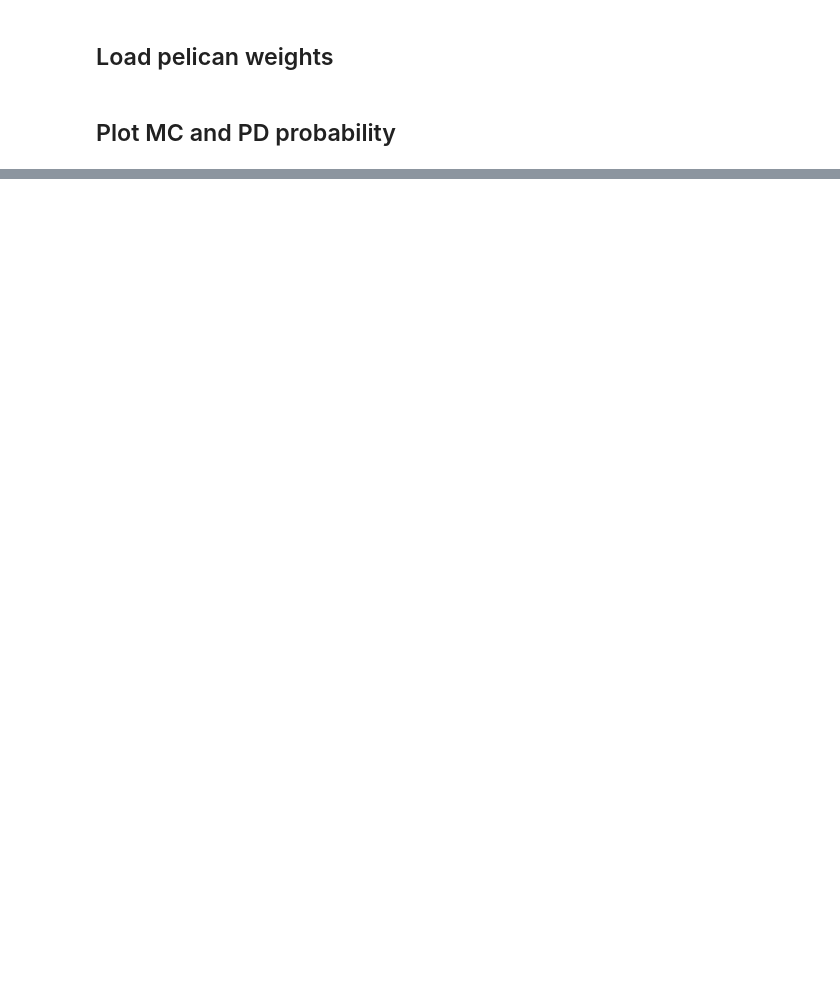
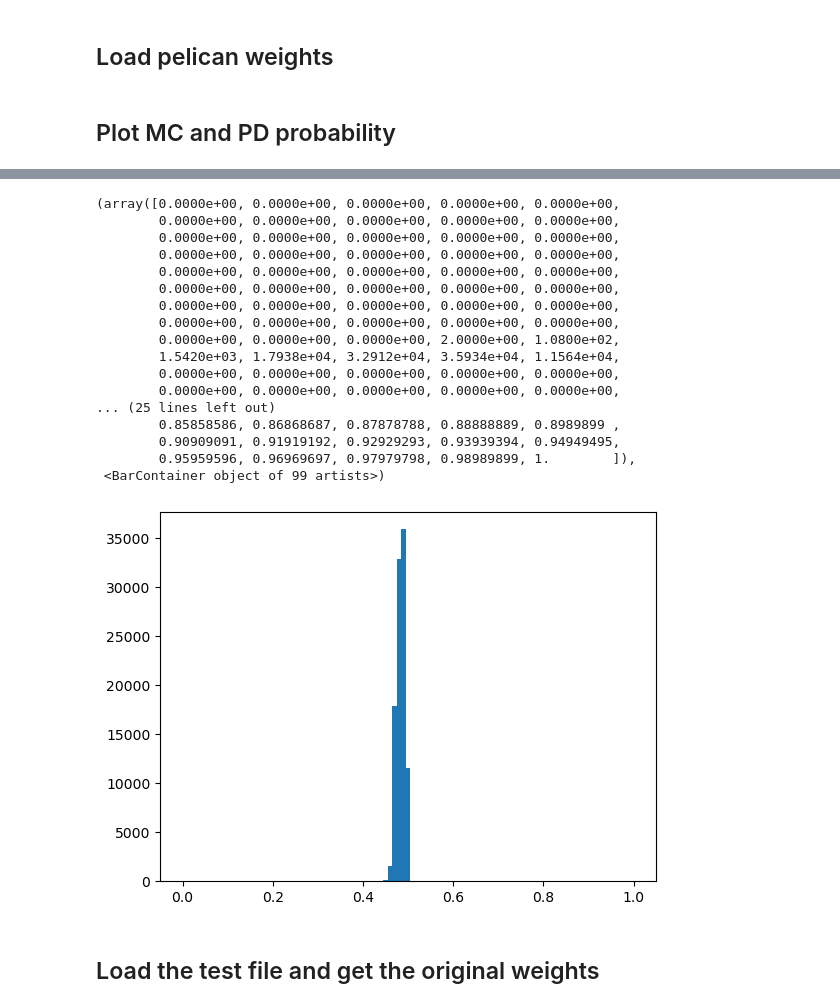
Before and after one commit to wamorkart/equivariant_unfolding, a Jupyter notebook: scripts/checkweights.ipynb, the cells around one changed output, grey strips where cells are left out. Cells and saved outputs as stored; diff of their text form; code cells hidden in the pictures; blank space fills up the shorter version.

```diff
--- a/scripts/checkweights.ipynb
+++ b/scripts/checkweights.ipynb
@@ -38,2 +39,23 @@ plt.hist(prob_MC, bins=np.linspace(0,1,100)
 # %%
-plt.hist(prob_PD, bins=np.linspace(0,1,100)
+plt.hist(prob_PD, bins=np.linspace(0,1,100))
+# %% [output]
+(array([0.0000e+00, 0.0000e+00, 0.0000e+00, 0.0000e+00, 0.0000e+00,
+        0.0000e+00, 0.0000e+00, 0.0000e+00, 0.0000e+00, 0.0000e+00,
+        0.0000e+00, 0.0000e+00, 0.0000e+00, 0.0000e+00, 0.0000e+00,
+        0.0000e+00, 0.0000e+00, 0.0000e+00, 0.0000e+00, 0.0000e+00,
+        0.0000e+00, 0.0000e+00, 0.0000e+00, 0.0000e+00, 0.0000e+00,
+        0.0000e+00, 0.0000e+00, 0.0000e+00, 0.0000e+00, 0.0000e+00,
+        0.0000e+00, 0.0000e+00, 0.0000e+00, 0.0000e+00, 0.0000e+00,
+        0.0000e+00, 0.0000e+00, 0.0000e+00, 0.0000e+00, 0.0000e+00,
+        0.0000e+00, 0.0000e+00, 0.0000e+00, 2.0000e+00, 1.0800e+02,
+        1.5420e+03, 1.7938e+04, 3.2912e+04, 3.5934e+04, 1.1564e+04,
+        0.0000e+00, 0.0000e+00, 0.0000e+00, 0.0000e+00, 0.0000e+00,
+        0.0000e+00, 0.0000e+00, 0.0000e+00, 0.0000e+00, 0.0000e+00,
+... (25 lines left out)
+        0.85858586, 0.86868687, 0.87878788, 0.88888889, 0.8989899 ,
+        0.90909091, 0.91919192, 0.92929293, 0.93939394, 0.94949495,
+        0.95959596, 0.96969697, 0.97979798, 0.98989899, 1.        ]),
+ <BarContainer object of 99 artists>)
+[figure, added]
+# %% [markdown]
+## Load the test file and get the original weights
```
Also changed, not shown: parts of 16 cells of this notebook, 1 other file.
